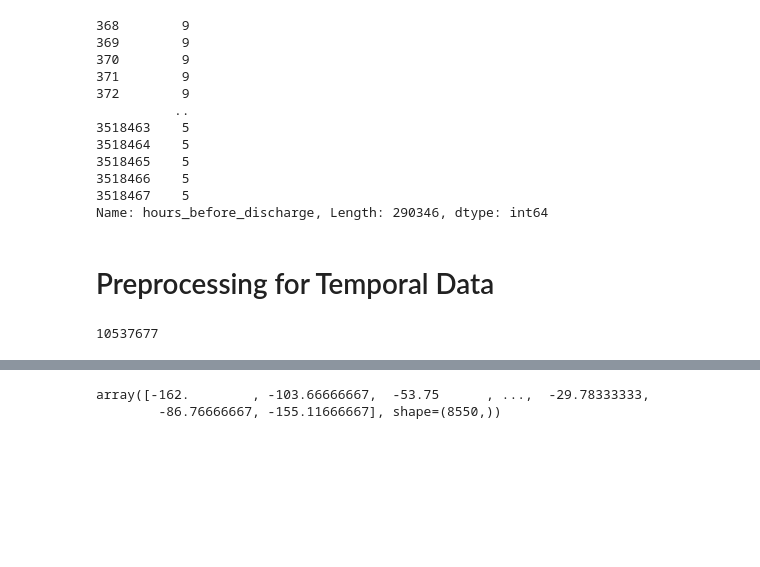
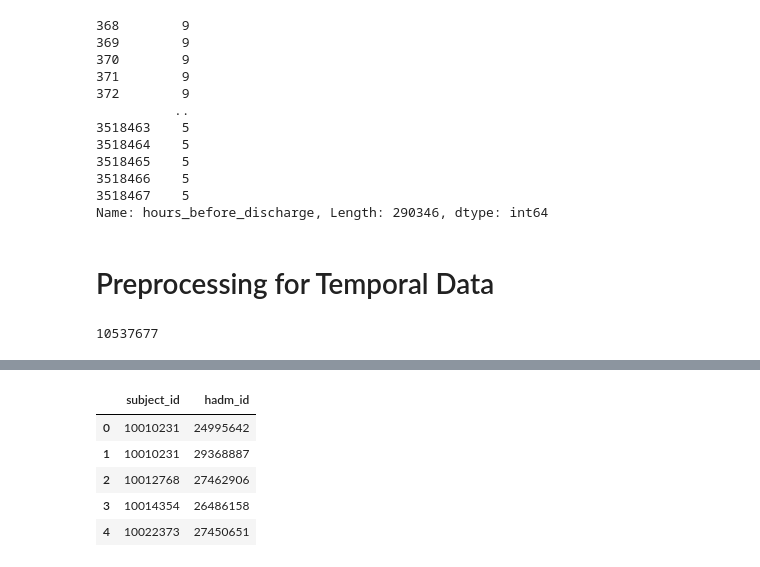
Before and after one commit to Crazz-Zaac/informative-missingness, a Jupyter notebook: project/notebooks/exp_2025.ipynb, the cells around one changed output, grey strips where cells are left out. Drawn from its saved outputs; the diff is of its cells as text; code cells hidden in the pictures; blank space fills up the shorter version.

```diff
--- a/project/notebooks/exp_2025.ipynb
+++ b/project/notebooks/exp_2025.ipynb
@@ -389,7 +432,8 @@ temp_df.loc[:, "feature_id"] = (
 # %%
+import numpy as np
+import pandas as pd
+
 def df_to_x_m_d(df, max_window_days=7):
-    import numpy as np
-    import pandas as pd
     """
     Convert DataFrame to GRU-D inputs (x, masking, delta), using raw `itemid` as indices.
 
@@ -404,31 +448,21 @@ def df_to_x_m_d(df, max_window_days=7):
         timestamps: Hours since discharge for each timestep.
         ids: DataFrame with ['subject_id', 'hadm_id'] for each timestep.
     """
-    # polars df to pandas df
-    # if isinstance(df, pl.DataFrame):
-    #     df = df.to_pandas()
 
     # --- 1. Preprocess Timestamps ---
-    df = df.with_columns(
-        ((pl.col("dischtime") - pl.col("charttime")).dt.total_seconds() / 3600)
-        .alias("hours_since_discharge")
-    )
+    df["hours_since_discharge"] = (df["dischtime"] - df["charttime"]).dt.total_seconds() / 3600
 
-    df = df.filter(
-        (pl.col("hours_since_discharge") >= 0)
-        & (pl.col("hours_since_discharge") <= max_window_days * 24)
-    ) # Truncate to window
+    # Filter to keep only within the max window
+    df = df[(df["hours_since_discharge"] >= 0) & (df["hours_since_discharge"] <= max_window_days * 24)].copy()
 
     # --- 2. Group by Patient and Time ---
-    grouped = df.sort(by=["subject_id", "hadm_id", "charttime"]) \
-            .group_by(["subject_id", "hadm_id", "charttime"], maintain_order=False)
+    # Sort dataframe
+    df = df.sort_values(by=["subject_id", "hadm_id", "charttime"])
 
-    grouped_df = grouped.agg([
-        pl.len().alias("group_size")
-    ])
+    # Group by 'subject_id', 'hadm_id', 'charttime'
+    grouped = df.groupby(["subject_id", "hadm_id", "charttime"])
 
-    n_timesteps = grouped_df.height
-
+    n_timesteps = len(grouped)
 
     # --- 3. Initialize Arrays ---
     n_features = df["itemid"].max() + 1  # Assumes itemids start at 0
@@ -439,12 +473,11 @@ def df_to_x_m_d(df, max_window_days=7):
 
     # --- 4. Populate x, masking, and timestamps ---
     for i, ((subj_id, adm_id, time), group) in enumerate(grouped):
-        timestamps[i] = (time - group["dischtime"][0]).total_seconds() / 3600
+        timestamps[i] = (time - group["dischtime"].iloc[0]).total_seconds() / 3600
         ids.append({"subject_id": subj_id, "hadm_id": adm_id})
-        for row in group.iter_rows(named=True):
-            x[row["itemid"], i] = row["valuenum"]
-            masking[row["itemid"], i] = 1
-
+        for _, row in group.iterrows():
+            x[int(row["itemid"]), i] = row["valuenum"]
+            masking[int(row["itemid"]), i] = 1
 
     # --- 5. Calculate delta ---
     delta = np.zeros_like(x)
@@ -458,7 +491,7 @@ def df_to_x_m_d(df, max_window_days=7):
 
     return x, masking, delta, timestamps, pd.DataFrame(ids)
 # %%
-x, masking, delta, timestamps, ids = df_to_x_m_d(temp_df.head(10000), max_window_days=7)
+x, masking, delta, timestamps, ids = df_to_x_m_d(temp_df, max_window_days=7)
 
 print("x shape:", x.shape)          # (max_itemid + 1, n_timesteps)
 print("masking shape:", masking.shape)  # Same as x
@@ -474,5 +519,9 @@ Timestamps (hours before discharge): [-162.         -103.66666667  -53.75
 # %%
-timestamps
+ids.head()
 # %% [output]
-array([-162.        , -103.66666667,  -53.75      , ...,  -29.78333333,
-        -86.76666667, -155.11666667], shape=(8550,))
+|  | subject_id | hadm_id |
+| 0 | 10010231 | 24995642 |
+| 1 | 10010231 | 29368887 |
+| 2 | 10012768 | 27462906 |
+| 3 | 10014354 | 26486158 |
+| 4 | 10022373 | 27450651 |
```
Also changed, not shown: parts of 9 cells of this notebook, 1 other file.
